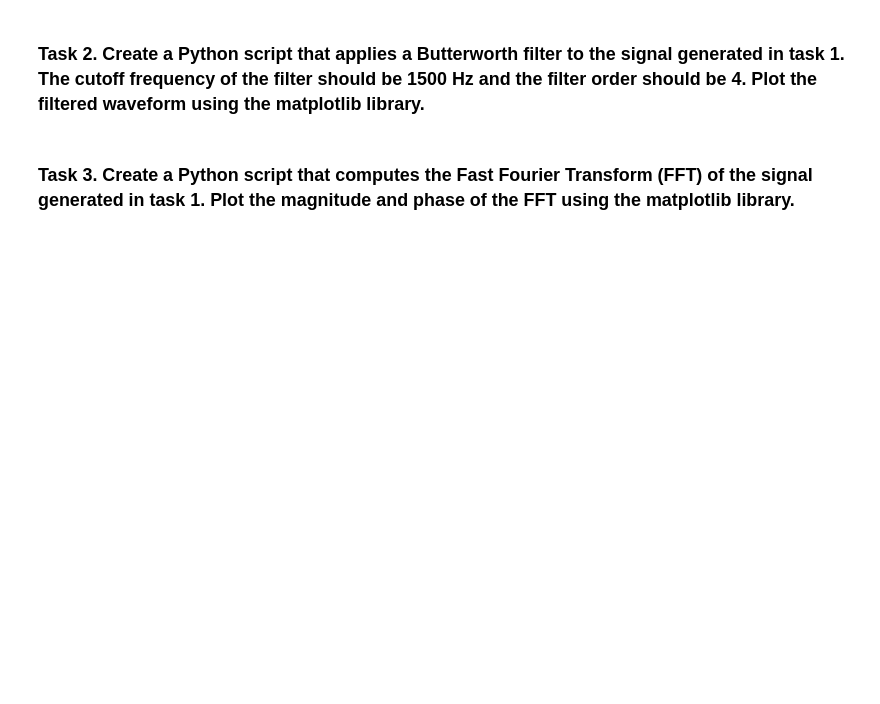
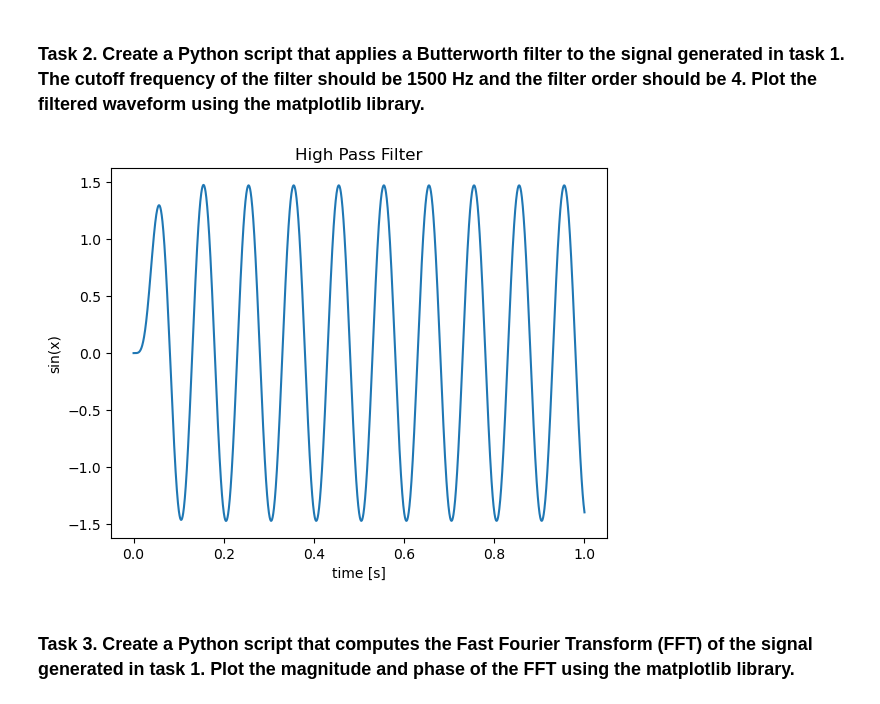
Before and after one commit to samw0627/517-HW, a Jupyter notebook: HW2.ipynb, the cells around one changed output. Cells and saved outputs as stored; diff of their text form; code cells hidden in the pictures; blank space fills up the shorter version.

```diff
--- a/HW2.ipynb
+++ b/HW2.ipynb
@@ -140,10 +163,21 @@ In Task 5, the convolution of the sine wave and a rectangular window of 100 samp
 # %%
 # Suggestions:
 # - Use the scipy library's signal butter function to generate the Butterworth filter
 # - Use the scipy library's lfilter function to apply the filter to the signal
 # - Use the matplotlib library's plot function to plot the filtered waveform
 # - Documentation for sig.butter: https://docs.scipy.org/doc/scipy/reference/generated/scipy.signal.butter.html
 # - Documentation for sig.lfilt(): https://docs.scipy.org/doc/scipy/reference/generated/scipy.signal.lfilter.html
+
+b, a = sig.butter(4, 15, fs = sampleRate)
+y = sig.lfilter(b,a,sin_sum)
+plt.plot(x,y)
+plt.title('High Pass Filter')
+plt.xlabel('time [s]')
+plt.ylabel('sin(x)')
+plt.axis('tight')
+plt.show()
+# %% [output]
+[figure, added]
 # %% [markdown]
 ### Task 3. Create a Python script that computes the Fast Fourier Transform (FFT) of the signal generated in task 1. Plot the magnitude and phase of the FFT using the matplotlib library.
 # %%
```
Also changed, not shown: parts of 1 cell of this notebook.
